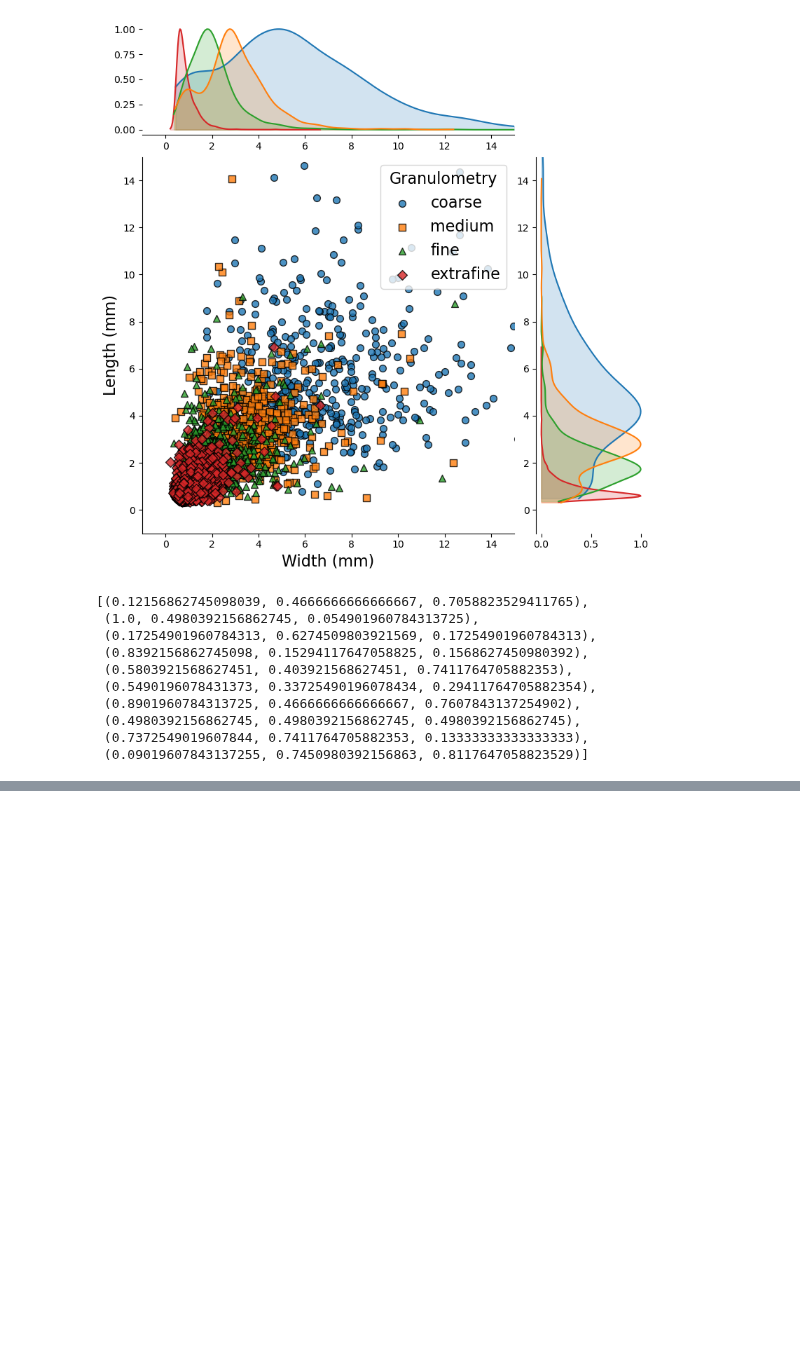
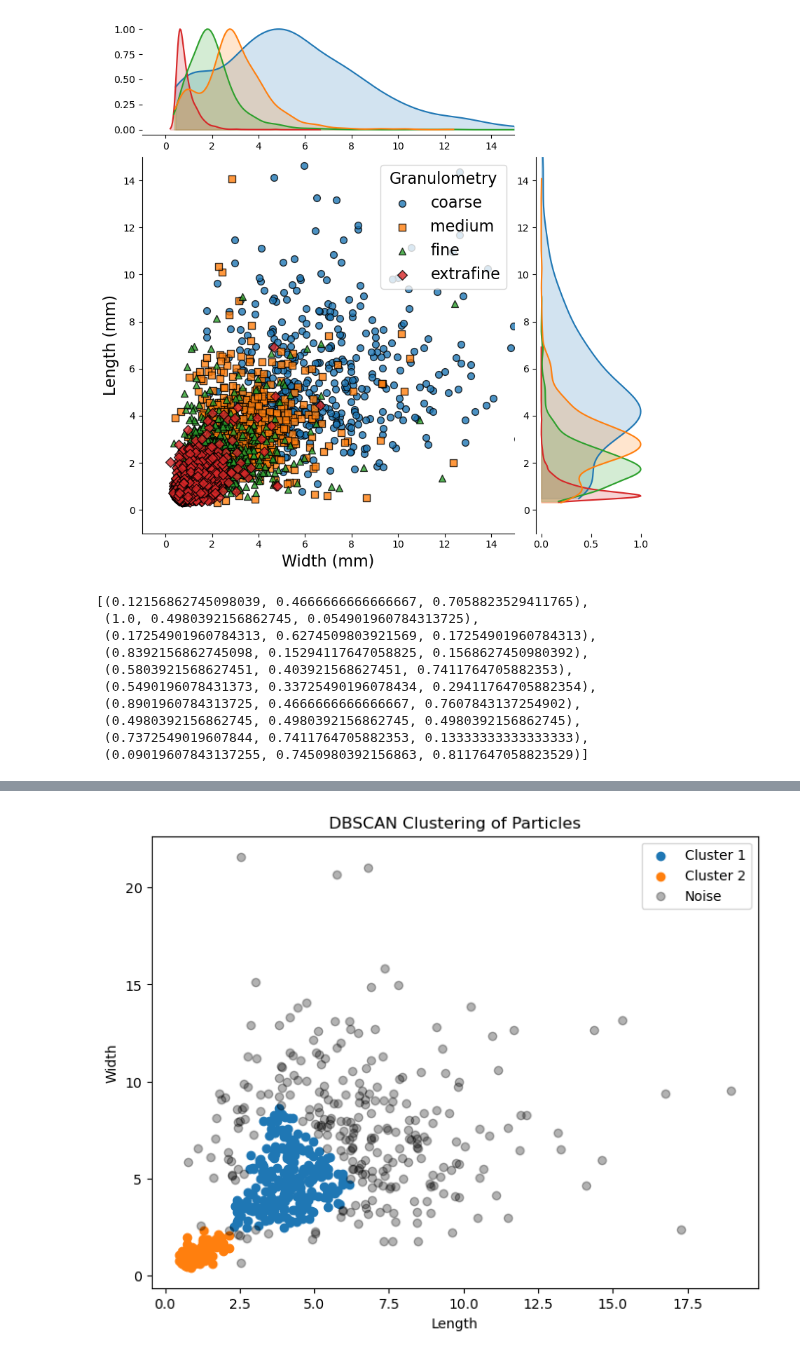
Before and after one commit to joaquinaicrag/UNIBS, a Jupyter notebook: Paper1-YMporousmat/count_grains/grains_dist.ipynb, the cells around one changed output, grey strips where cells are left out. Drawn from its saved outputs; the diff is of its cells as text; code cells hidden in the pictures; blank space fills up the shorter version.

```diff
--- a/Paper1-YMporousmat/count_grains/grains_dist.ipynb
+++ b/Paper1-YMporousmat/count_grains/grains_dist.ipynb
@@ -171,0 +244,86 @@ Name: length, Length: 604, dtype: float64
+# %%
+import numpy as np
+import seaborn as sns
+import matplotlib.pyplot as plt
+from sklearn.cluster import DBSCAN
+from sklearn.preprocessing import StandardScaler
+
+# Your data:
+data = df_1[['length', 'width']].values  # assuming df_4 has 'length' and 'width'
+
+# Standardize data
+scaler = StandardScaler()
+scaled_data = scaler.fit_transform(data)
+
+# Apply DBSCAN
+# You might need to tune eps and min_samples for your data
+dbscan = DBSCAN(eps=0.2, min_samples=15)  # adjust eps and min_samples as needed
+labels = dbscan.fit_predict(scaled_data)
+
+# Number of clusters (excluding noise label -1)
+n_clusters = len(set(labels)) - (1 if -1 in labels else 0)
+print(f'Number of clusters found: {n_clusters}')
+
+# Count noise points
+n_noise = np.sum(labels == -1)
+total_points = len(data)
+print(f'Number of noise/outliers: {n_noise} out of {total_points} ({n_noise/total_points*100:.2f}%)')
+
+# Plot results
+plt.figure(figsize=(8,6))
+palette = sns.color_palette('tab10', n_colors=n_clusters)
+for cluster_id in set(labels):
+    if cluster_id == -1:
+        # Noise
+        plt.scatter(data[labels == cluster_id, 0], data[labels == cluster_id, 1], color='k', alpha=0.3, label='Noise')
+    else:
+        plt.scatter(data[labels == cluster_id, 0], data[labels == cluster_id, 1], label=f'Cluster {cluster_id+1}', color=palette[cluster_id % len(palette)])
+
+plt.xlabel('Length')
+plt.ylabel('Width')
+plt.title('DBSCAN Clustering of Particles')
+plt.legend()
+plt.show()
+
+# Analyze clusters to estimate percentages
+cluster_counts = {}
+for cluster_id in range(n_clusters):
+    count = np.sum(labels == cluster_id)
+    cluster_counts[cluster_id] = count
+
+# Calculate percentage of total points
+percentages = {cluster_id: count/total_points*100 for cluster_id, count in cluster_counts.items()}
+
+# Output cluster info
+for cluster_id, percent in percentages.items():
+    print(f'Cluster {cluster_id+1}: {percent:.2f}% of total points')
+
+# Optional: classify clusters based on shape ratios
+# For example, assume sticks have higher length-to-width ratio
+cluster_centroids = []
+for cluster_id in range(n_clusters):
+    cluster_points = data[labels == cluster_id]
+    centroid = np.mean(cluster_points, axis=0)
+    cluster_centroids.append(centroid)
+
+cluster_centroids = np.array(cluster_centroids)
+ratios = cluster_centroids[:,0] / cluster_centroids[:,1]
+cluster_types = ['Stick' if ratio > 3 else 'Particle' for ratio in ratios]
+
+for i, ctype in enumerate(cluster_types):
+    print(f'Cluster {i+1} is likely: {ctype}')
+
+# Estimate overall % of particles and sticks
+# Count how many points are in clusters classified as particles or sticks
+particle_indices = [i for i, t in enumerate(cluster_types) if t == 'Particle']
+stick_indices = [i for i, t in enumerate(cluster_types) if t == 'Stick']
+
+particle_points = sum(cluster_counts[i] for i in particle_indices)
+stick_points = sum(cluster_counts[i] for i in stick_indices)
+
+percent_particles = particle_points / total_points * 100
+percent_sticks = stick_points / total_points * 100
+
+print(f"Estimated percentage of particles: {percent_particles:.2f}%")
+print(f"Estimated percentage of sticks: {percent_sticks:.2f}%")
+# %% [output]
@@ -171,0 +332 @@ Name: length, Length: 604, dtype: float64
+[figure, added]
```
Also changed, not shown: parts of 6 cells of this notebook, 3 other files.
